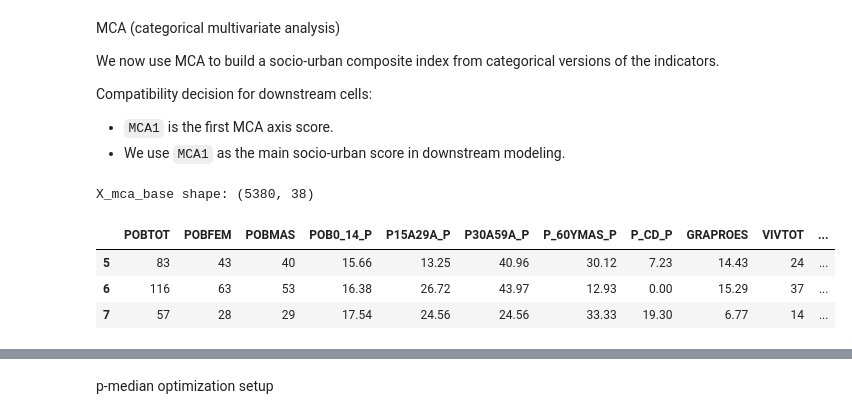
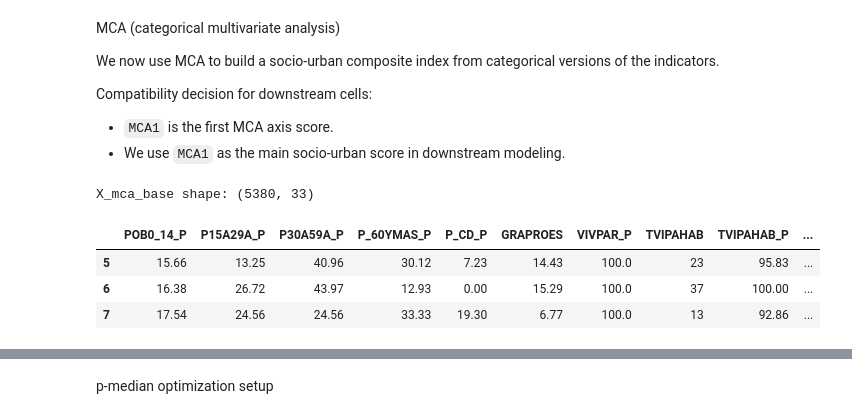
Before and after one commit to JorgeAndujoV/facility_location, a Jupyter notebook: notebooks/f_l_notebook.ipynb, the cells around one changed output, grey strips where cells are left out. Saved outputs shown, nothing was run; the diff lists cells and outputs as text; code cells hidden in the pictures.

```diff
--- a/notebooks/f_l_notebook.ipynb
+++ b/notebooks/f_l_notebook.ipynb
@@ -651,33 +647,32 @@ Compatibility decision for downstream cells:
 # %%
 import prince
 
 cols_mca = [
-    'POBTOT', 'POBFEM', 'POBMAS',
     'POB0_14_P', 'P15A29A_P', 'P30A59A_P',
     'P_60YMAS_P', 'P_CD_P', 'GRAPROES',
-    'VIVTOT', 'VIVPAR', 'VIVPAR_P', 'TVIPAHAB', 'TVIPAHAB_P',
+    'VIVPAR_P', 'TVIPAHAB', 'TVIPAHAB_P',
     'VIVNOHAB_P', 'PRO_OCUP_C',
     'V3MASOCU_P', 'VPH_PIDT_P', 'VPH_C_EL_P',
     'VPH_EXSA_P', 'VPH_DREN_P', 'RECUCALL_C',
     'RAMPAS_C', 'PASOPEAT_C', 'BANQUETA_C', 'GUARNICI_C', 'CICLOVIA_C',
     'CICLOCAR_C', 'ALUMPUB_C', 'LETRERO_C', 'TELPUB_C', 'ARBOLES_C',
     'DRENAJEP_C', 'TRANSCOL_C', 'ACESOPER_C', 'ACESOAUT_C', 'PUESSEMI_C',
     'PUESAMBU_C'
 ]
 
 missing_cols = [c for c in cols_mca if c not in manzanas_completas.columns]
 if missing_cols:
     raise ValueError(f'Missing columns for MCA: {missing_cols}')
 
 X_mca_base = manzanas_completas[cols_mca].copy()
 print('X_mca_base shape:', X_mca_base.shape)
 X_mca_base.head(3)
 # %% [output]
-X_mca_base shape: (5380, 38)
+X_mca_base shape: (5380, 33)
-|  | POBTOT | POBFEM | POBMAS | POB0_14_P | P15A29A_P | P30A59A_P | P_60YMAS_P | P_CD_P | GRAPROES | VIVTOT | ... |
-| 5 | 83 | 43 | 40 | 15.66 | 13.25 | 40.96 | 30.12 | 7.23 | 14.43 | 24 | ... |
-| 6 | 116 | 63 | 53 | 16.38 | 26.72 | 43.97 | 12.93 | 0.00 | 15.29 | 37 | ... |
-| 7 | 57 | 28 | 29 | 17.54 | 24.56 | 24.56 | 33.33 | 19.30 | 6.77 | 14 | ... |
+|  | POB0_14_P | P15A29A_P | P30A59A_P | P_60YMAS_P | P_CD_P | GRAPROES | VIVPAR_P | TVIPAHAB | TVIPAHAB_P | ... |
+| 5 | 15.66 | 13.25 | 40.96 | 30.12 | 7.23 | 14.43 | 100.0 | 23 | 95.83 | ... |
+| 6 | 16.38 | 26.72 | 43.97 | 12.93 | 0.00 | 15.29 | 100.0 | 37 | 100.00 | ... |
+| 7 | 17.54 | 24.56 | 24.56 | 33.33 | 19.30 | 6.77 | 100.0 | 13 | 92.86 | ... |
 # %%
 # Intermediate check: missingness and cardinality before categorization
 summary_mca = pd.DataFrame({
```
Also changed, not shown: parts of 19 cells of this notebook, 14 other files.
